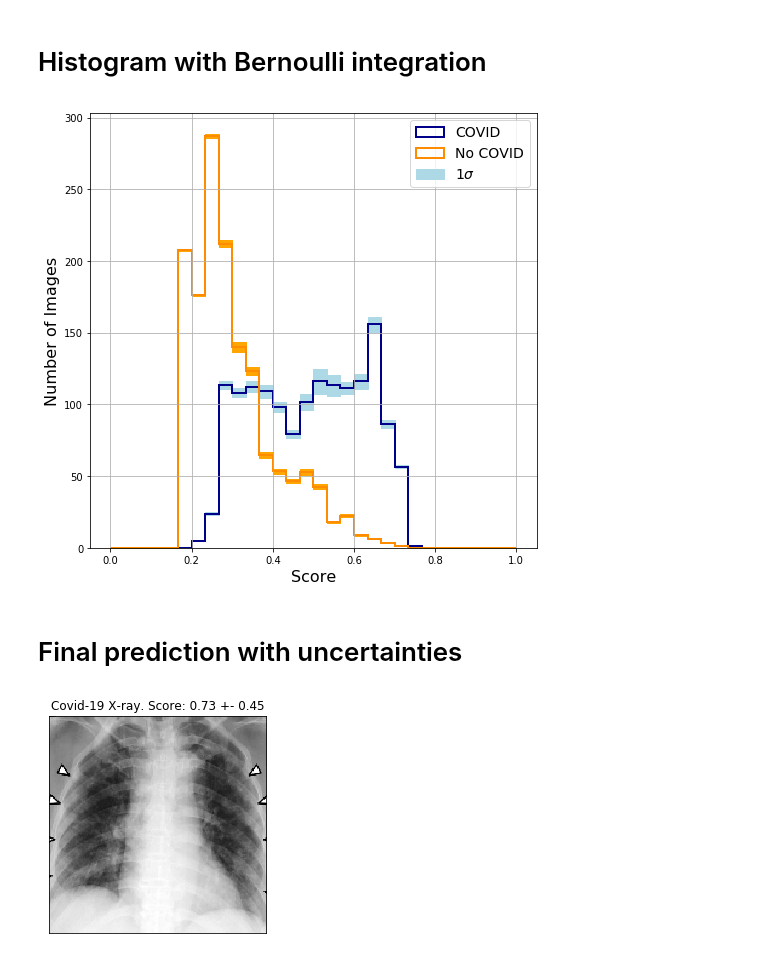
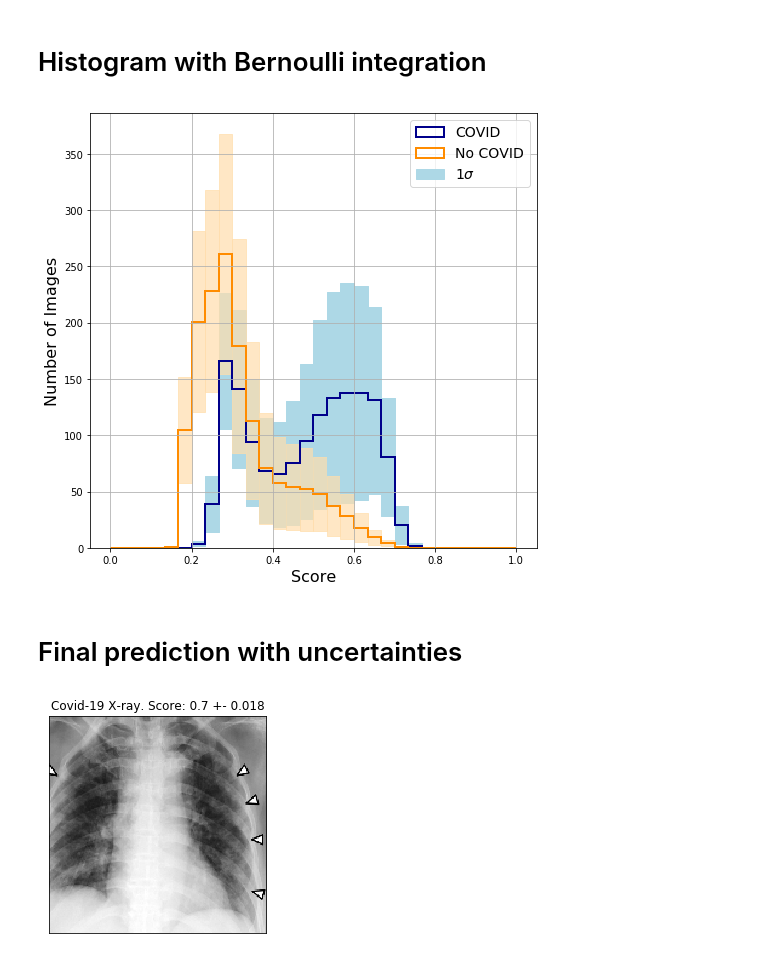
Before and after one commit to TsspGit/CodVid19_CIEMAT, a Jupyter notebook: Uncertainty_XGBoost_Analysis.ipynb, the cells around one changed output. Cells and saved outputs as stored; diff of their text form; code cells hidden in the pictures.

Commit message:
Results with predictions over the test only

```diff
--- a/Uncertainty_XGBoost_Analysis.ipynb
+++ b/Uncertainty_XGBoost_Analysis.ipynb
@@ -45,0 +16,26 @@ encoder_train.shape (13862, 23, 23, 70)
+# %%
+Y_test = []
+preds = []
+for it in range(10):
+    preds += [np.loadtxt('log/preds_XGBr_Uncertainty_{}.txt'.format(it+1), delimiter=',')]
+
+trns = Transformation('data/train_split_v4.csv', 'data/test_split_v5.csv')
+#------------Read images and prepare dataset------------#
+train_class, test_class = trns.read_imgs_paths()
+X_train, X_test, diseaseID_train, diseaseID_test = trns.read_imgs(train_class, test_class)
+del train_class, test_class
+#------------Imbalanced methods------------#
+X_train, X_test, diseaseID_train = trns.underbalance(X_train, X_test, diseaseID_train)
+print('X_train.shape: {}\nX_test.shape: {}'.format(X_train.shape, X_test.shape))
+print("Normal train: ",diseaseID_train[diseaseID_train==0].shape)
+print("Pneumonia train: ",diseaseID_train[diseaseID_train==2].shape)
+print("COVID train: ",diseaseID_train[diseaseID_train==1].shape)
+print("*******************************************************")
+print("Normal test: ",diseaseID_test[diseaseID_test==0].shape)
+print("Pneumonia test: ",diseaseID_test[diseaseID_test==2].shape)
+print("COVID test: ",diseaseID_test[diseaseID_test==1].shape)
+_, X_test, _, diseaseID_test = trns.new_imgs(X_train, X_test, diseaseID_train, diseaseID_test)
+del diseaseID_train
+Y_test = np.copy(diseaseID_test)
+Y_test[Y_test==2]=0
+X_test = X_test/255
@@ -57,5 +71,8 @@ Std: [0.00096887 0.00062371 0.00226285 ... 0.00251365 0.00115574 0.00204619]
 # %%
 # Total Error = E_random + E_systematic
-E_t = np.sqrt(predictive_variance + 0.205**2)
+#E_t = np.sqrt(predictive_variance + 0.225**2)
+E_t = np.sqrt(predictive_variance)
+nocovid_variance = E_t[np.where(Y_test == 0)]
+covid_variance = E_t[np.where(Y_test == 1)]
 print("Total error: {}".format(E_t))
 # %% [output]
@@ -152,19 +171,19 @@ variance_covid = np.sum(np.multiply(P_covid, (1 - P_covid)), axis=0)
 variance_nocovid = np.sum(np.multiply(P_nocovid, (1 - P_nocovid)), axis=0)
 # %%
 fig4, ax4 = plt.subplots(figsize = (8,8))
-ax4.hist(g[:-1], g, weights=counts_covid, histtype='step', color='darkblue', lw=2)
-ax4.hist(g[:-1], g, weights=counts_nocovid, histtype='step', color='darkorange', lw=2)
 for i in range(counts_covid.shape[0]):
     ax4.fill_between(g[i:i+2], counts_covid[i] - variance_covid[i], counts_covid[i] + variance_covid[i], color='lightblue')
     ax4.fill_between(g[i:i+2], counts_nocovid[i] - variance_nocovid[i], counts_nocovid[i] + variance_nocovid[i],
-                     color='orange')
+                     color='navajowhite', alpha=0.7)
+ax4.hist(g[:-1], g, weights=counts_covid, histtype='step', color='darkblue', lw=2)
+ax4.hist(g[:-1], g, weights=counts_nocovid, histtype='step', color='darkorange', lw=2)
 ax4.set_ylabel("Number of Images", fontsize=16)
 ax4.set_xlabel("Score", fontsize=16)
 plt.legend(['COVID', 'No COVID', '$1\sigma$'], fontsize=14)
 plt.grid()
 fig4.savefig('Figures/histogram_Uncertainty_Integration_XGBr.eps', dpi=200)
 # %% [output]
-[figure, old version]
+[figure, new version]
 # %% [markdown]
 # Final prediction with uncertainties
 # %%
@@ -178,4 +197,4 @@ ax.set_xticks(())
 ax.set_yticks(())
 fig.savefig('Figures/Best_prediction_Covid.eps', dpi=200)
 # %% [output]
-[figure, old version]
+[figure, new version]
```
Also changed, not shown: parts of 8 cells of this notebook, 41 other files.
